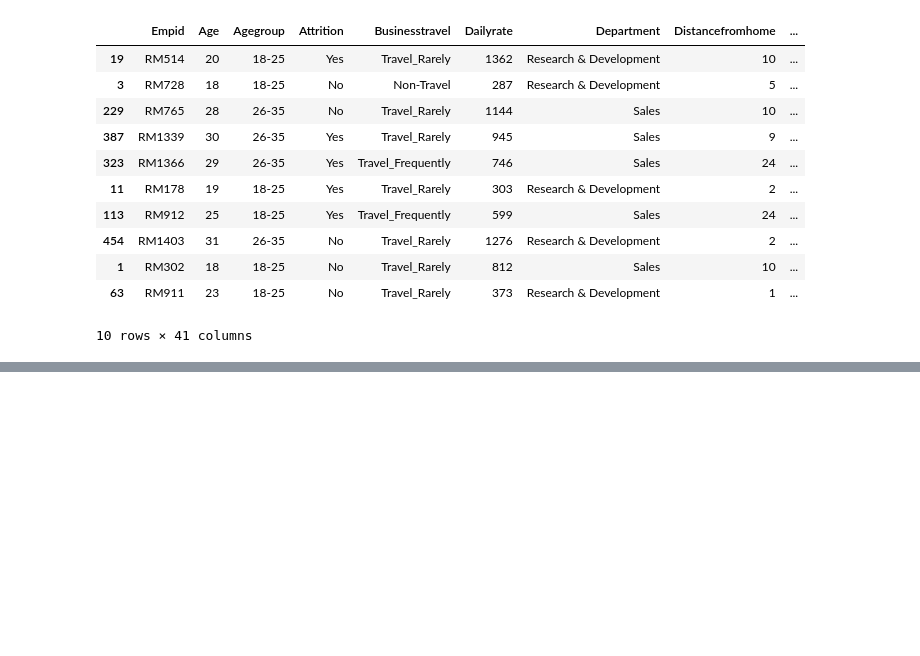
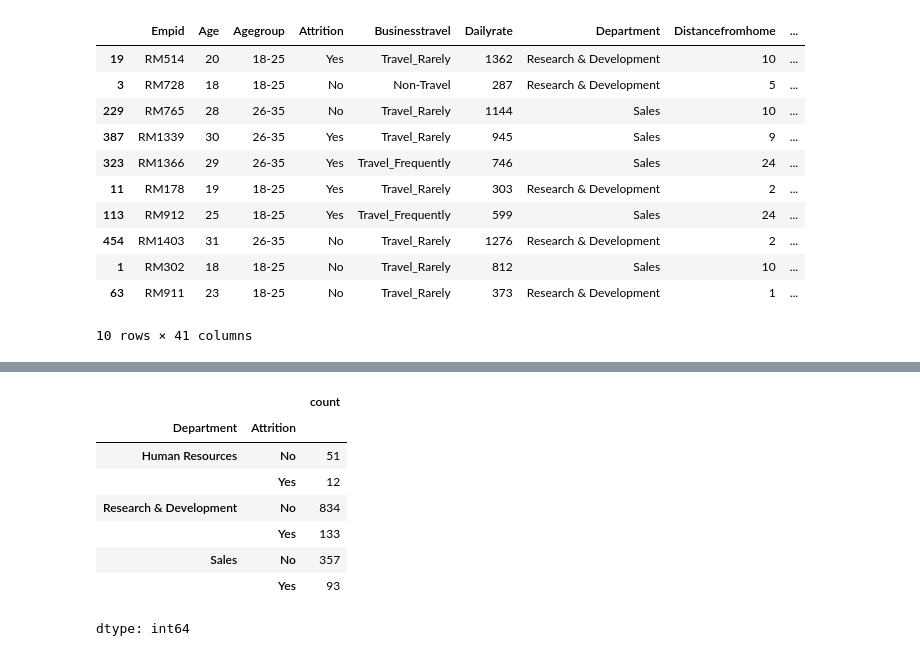
Before and after one commit to Rohit3435/HR-Analytics-PowerBI-Dashboard, a Jupyter notebook: HR_Analytics_End_to_End_Project.ipynb, the cells around one changed output, grey strips where cells are left out. Drawn from its saved outputs; the diff is of its cells as text; code cells hidden in the pictures; blank space fills up the shorter version.

Commit message:
GroupBy Analysis

```diff
--- a/HR_Analytics_End_to_End_Project.ipynb
+++ b/HR_Analytics_End_to_End_Project.ipynb
@@ -364,0 +382,12 @@ df.nsmallest(10,'Monthlyincome')
+# %%
+df.groupby('Department')['Attrition'].value_counts()
+# %% [output]
+|  |  | count |
+| Department | Attrition |  |
+| Human Resources | No | 51 |
+|  | Yes | 12 |
+| Research & Development | No | 834 |
+|  | Yes | 133 |
+| Sales | No | 357 |
+|  | Yes | 93 |
+dtype: int64
```
Also changed, not shown: parts of 2 cells of this notebook.
